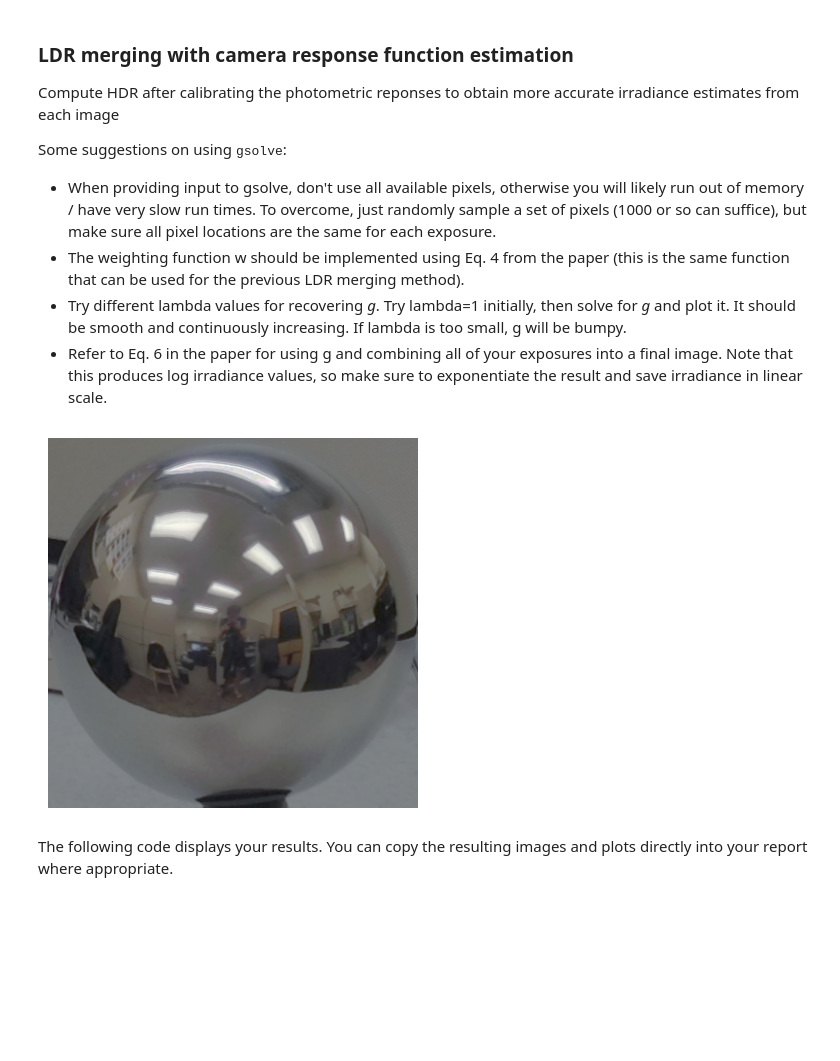
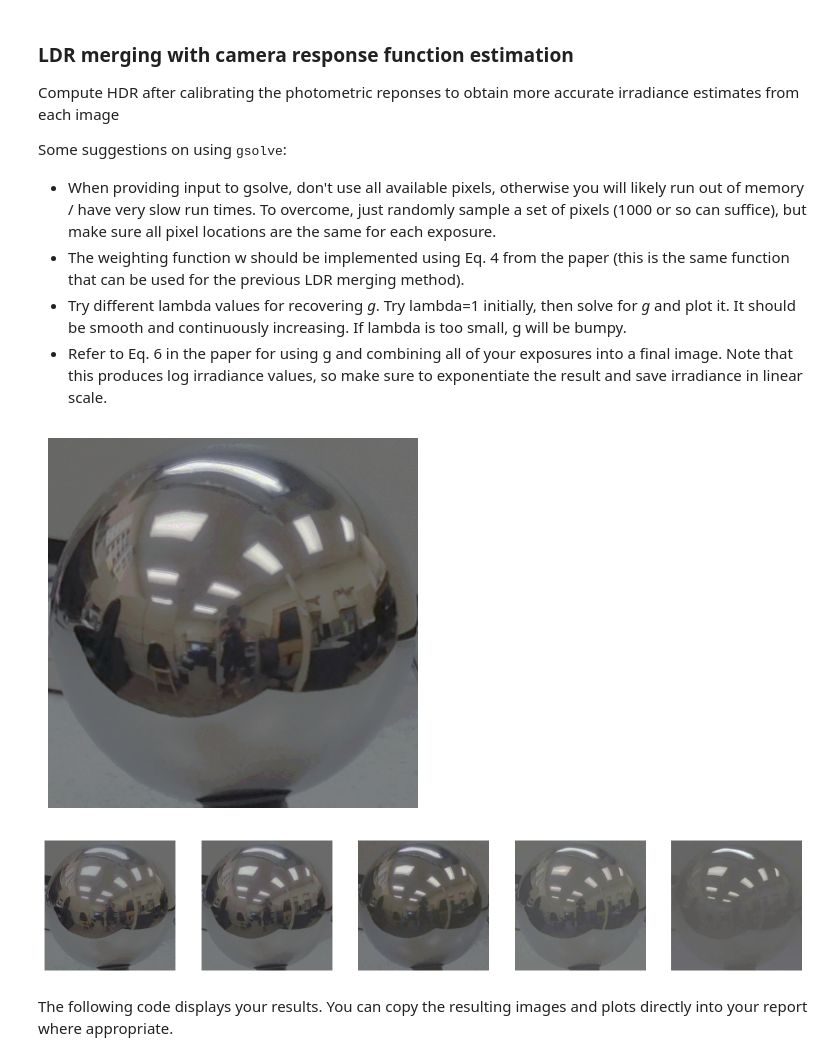
Before and after one commit to TRS07170/uiuc-cs445-computational-photography, a Jupyter notebook: Project 4/Project_4_Image_Based_Lighting_Starter.ipynb, the cells around one changed output. Cells and saved outputs as stored; diff of their text form; code cells hidden in the pictures; blank space fills up the shorter version.

```diff
--- a/Project 4/Project_4_Image_Based_Lighting_Starter.ipynb
+++ b/Project 4/Project_4_Image_Based_Lighting_Starter.ipynb
@@ -270,17 +276,21 @@ def make_hdr_estimation(ldr_images: np.ndarray, exposure_times: list, lm)-> (np.
 
     return hdr_image, log_irradiances, g_map
 # %%
-lm = 2000
+lm = 100
 # get HDR image, log irradiance
 calib_hdr_image, calib_log_irradiances, g = make_hdr_estimation(ldr_images, exposure_times, lm)
 
 # write HDR image to directory
 write_hdr_image(calib_hdr_image, 'images/outputs/calib_hdr.hdr')
 
 # display HDR image
 display_hdr_image(calib_hdr_image)
+
+# display log irradiance image (code provided in utils.display)
+display_images_linear_rescale(calib_log_irradiances)
 # %% [output]
 [figure]
+[figure, added]
 # %% [markdown]
 The following code displays your results. You can copy the resulting images and plots directly into your report where appropriate.
 # %%
```
Also changed, not shown: parts of 7 cells of this notebook, 5 other files.
